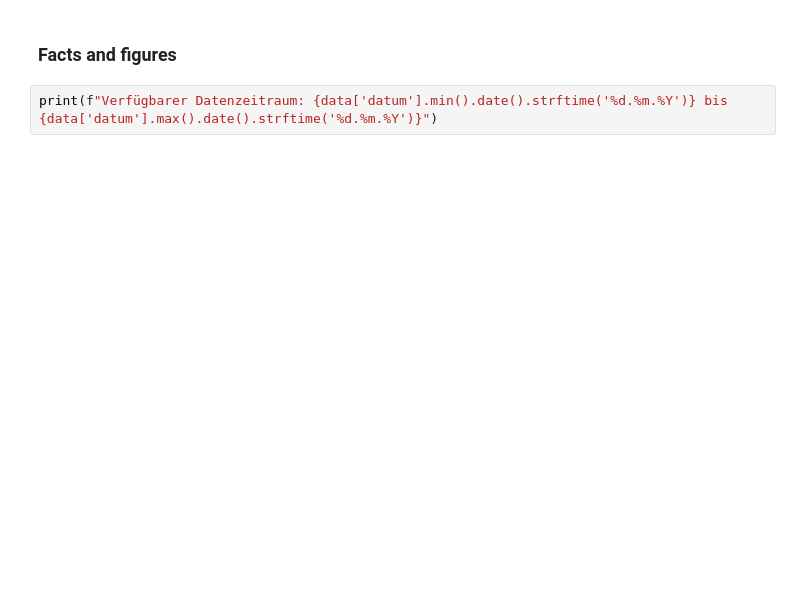
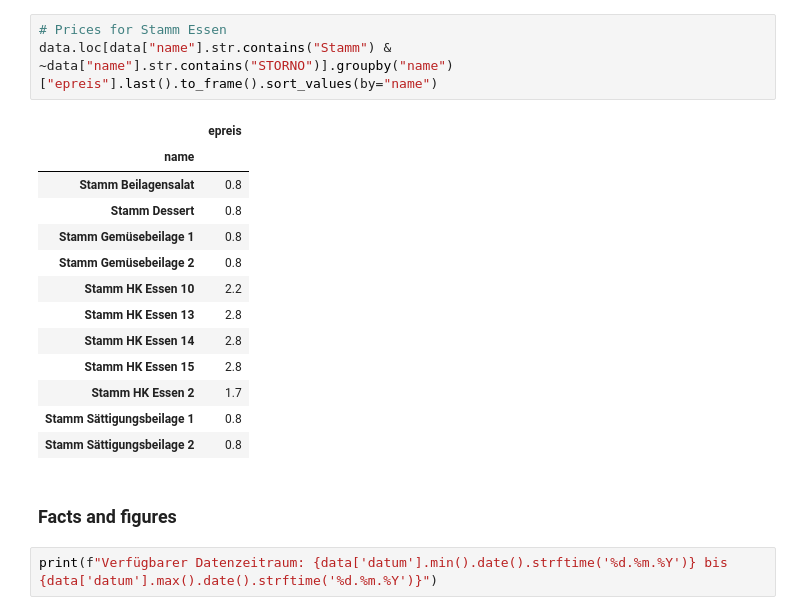
Before and after one commit to florianklu/mensa-spendings, a Jupyter notebook: example.ipynb, the cells around one changed output. Saved outputs shown, nothing was run; the diff lists cells and outputs as text; blank space fills up the shorter version.

```diff
--- a/example.ipynb
+++ b/example.ipynb
@@ -31,3 +75,20 @@ data
+# %%
+# Prices for Stamm Essen
+data.loc[data["name"].str.contains("Stamm") & ~data["name"].str.contains("STORNO")].groupby("name")["epreis"].last().to_frame().sort_values(by="name")
+# %% [output]
+|  | epreis |
+| name |  |
+| Stamm Beilagensalat | 0.8 |
+| Stamm Dessert | 0.8 |
+| Stamm Gemüsebeilage 1 | 0.8 |
+| Stamm Gemüsebeilage 2 | 0.8 |
+| Stamm HK Essen 10 | 2.2 |
+| Stamm HK Essen 13 | 2.8 |
+| Stamm HK Essen 14 | 2.8 |
+| Stamm HK Essen 15 | 2.8 |
+| Stamm HK Essen 2 | 1.7 |
+| Stamm Sättigungsbeilage 1 | 0.8 |
+| Stamm Sättigungsbeilage 2 | 0.8 |
 # %% [markdown]
 ### Facts and figures
 # %%
```
Also changed, not shown: parts of 9 cells of this notebook, 1 other file.
